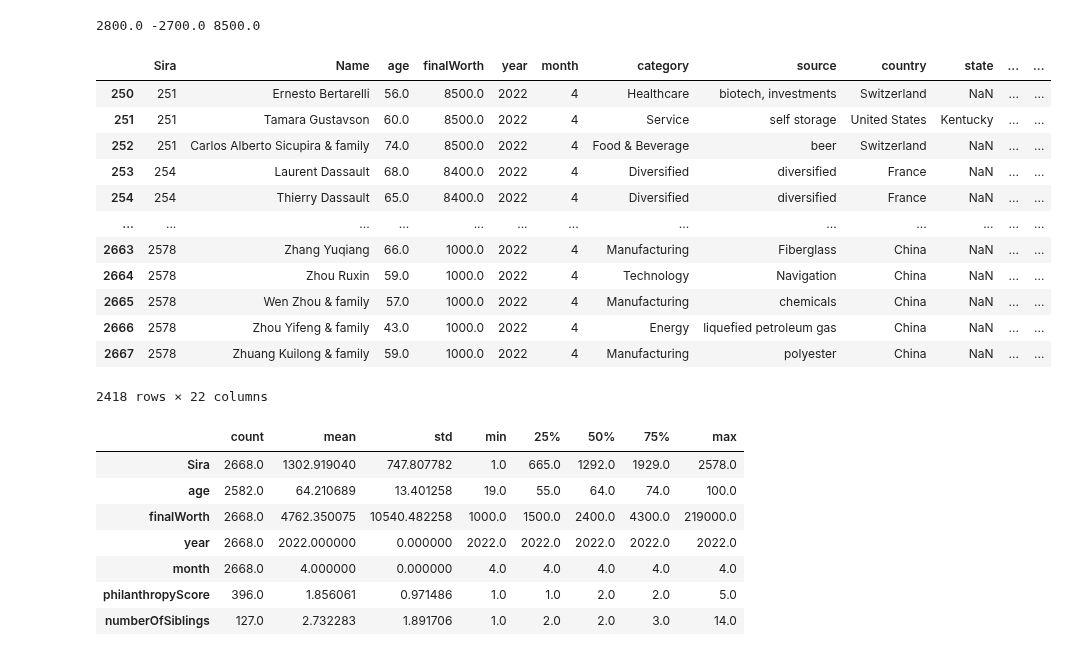
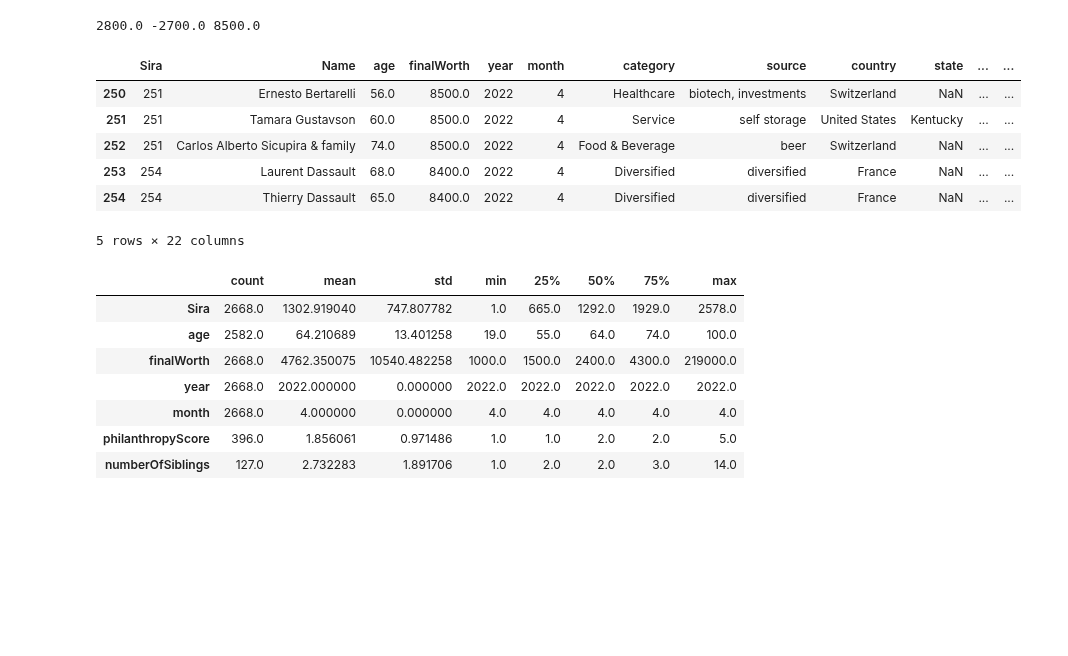
Before and after one commit to abdullahcayde/Trainings, a Jupyter notebook: Data_Preprocessing/forbes_2022.ipynb, the cells around one changed output. Drawn from its saved outputs; the diff is of its cells as text; code cells hidden in the pictures; blank space fills up the shorter version.

```diff
--- a/Data_Preprocessing/forbes_2022.ipynb
+++ b/Data_Preprocessing/forbes_2022.ipynb
@@ -12,3 +14,17 @@ sns.set_theme(style="whitegrid")
+# %%
+import warnings
+warnings.simplefilter(action='ignore')
+
+#Butun kolon ve satirlari gormek icin
+pd.set_option('display.max_columns', None)
+#pd.set_option('display.max_rows', None)
+
+#virgulden sonra gösterilecek olan sayı 2 basamak olarak ayarlanıyor.
+pd.set_option('display.float_format', lambda x: '%.2f' % x)
+
+# Grafik Ayarlari
+# Arka tarf cizgili olur
+sns.set_theme(style="whitegrid")
 # %%
 df = pd.read_csv('/Users/macbook/Desktop/projects/Github_Repositories/Trainings/Data_Preprocessing/forbes_2022_billionaires.csv')
 df.head()
@@ -430,21 +446,15 @@ print(iqr, q1, q3)
 2800.0 -2700.0 8500.0
 # %%
 aykirilar = df.finalWorth > 8500
-df[~aykirilar]
+df[~aykirilar].head()
 # %% [output]
 |  | Sira | Name | age | finalWorth | year | month | category | source | country | state | ... | ... |
 | 250 | 251 | Ernesto Bertarelli | 56.0 | 8500.0 | 2022 | 4 | Healthcare | biotech, investments | Switzerland | NaN | ... | ... |
 | 251 | 251 | Tamara Gustavson | 60.0 | 8500.0 | 2022 | 4 | Service | self storage | United States | Kentucky | ... | ... |
 | 252 | 251 | Carlos Alberto Sicupira & family | 74.0 | 8500.0 | 2022 | 4 | Food & Beverage | beer | Switzerland | NaN | ... | ... |
 | 253 | 254 | Laurent Dassault | 68.0 | 8400.0 | 2022 | 4 | Diversified | diversified | France | NaN | ... | ... |
 | 254 | 254 | Thierry Dassault | 65.0 | 8400.0 | 2022 | 4 | Diversified | diversified | France | NaN | ... | ... |
-| ... | ... | ... | ... | ... | ... | ... | ... | ... | ... | ... | ... | ... |
-| 2663 | 2578 | Zhang Yuqiang | 66.0 | 1000.0 | 2022 | 4 | Manufacturing | Fiberglass | China | NaN | ... | ... |
-| 2664 | 2578 | Zhou Ruxin | 59.0 | 1000.0 | 2022 | 4 | Technology | Navigation | China | NaN | ... | ... |
-| 2665 | 2578 | Wen Zhou & family | 57.0 | 1000.0 | 2022 | 4 | Manufacturing | chemicals | China | NaN | ... | ... |
-| 2666 | 2578 | Zhou Yifeng & family | 43.0 | 1000.0 | 2022 | 4 | Energy | liquefied petroleum gas | China | NaN | ... | ... |
-| 2667 | 2578 | Zhuang Kuilong & family | 59.0 | 1000.0 | 2022 | 4 | Manufacturing | polyester | China | NaN | ... | ... |
-2418 rows × 22 columns
+5 rows × 22 columns
 # %%
 df.describe().T
 # %% [output]
```
Also changed, not shown: parts of 7 cells of this notebook.
